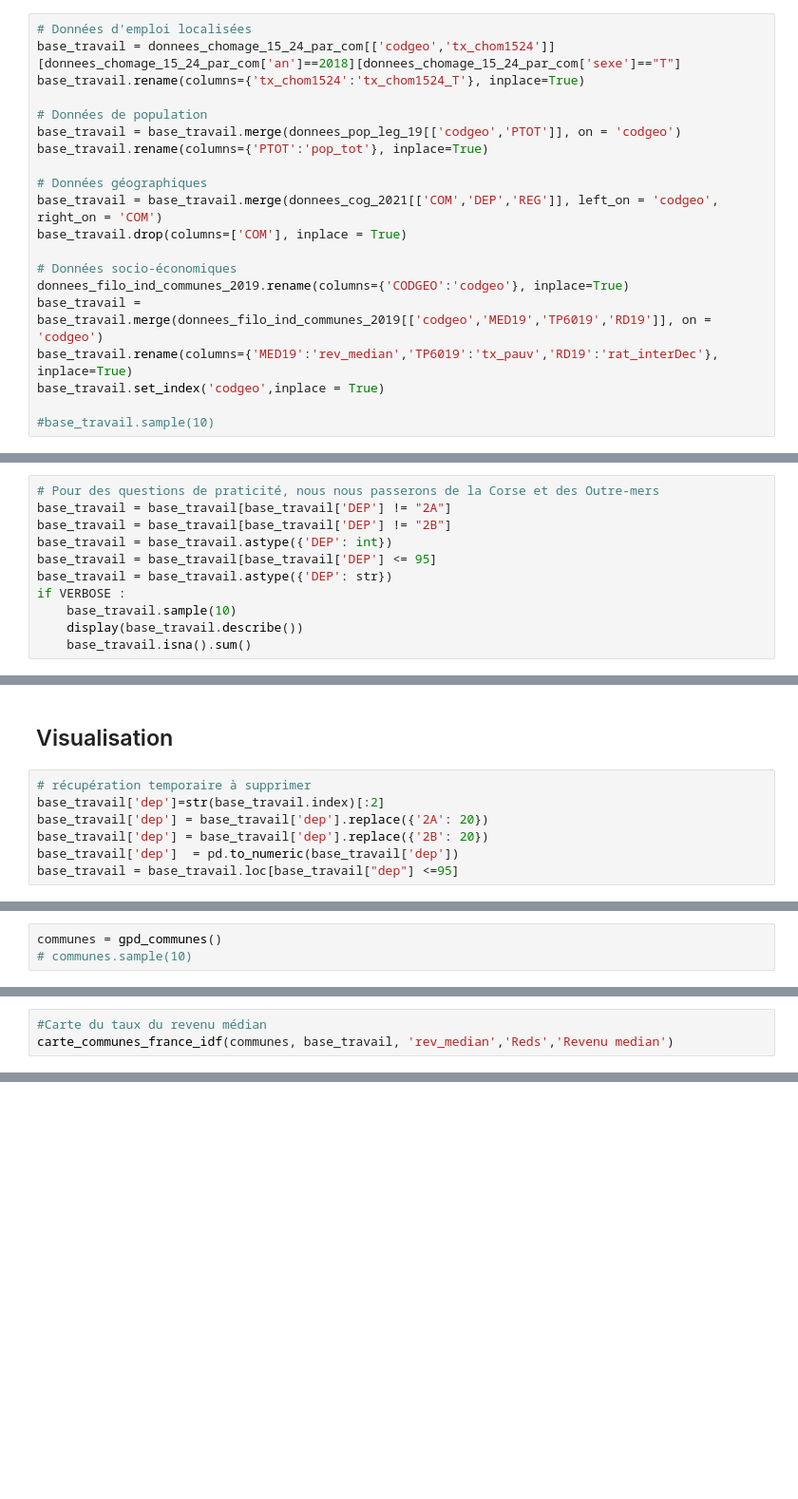
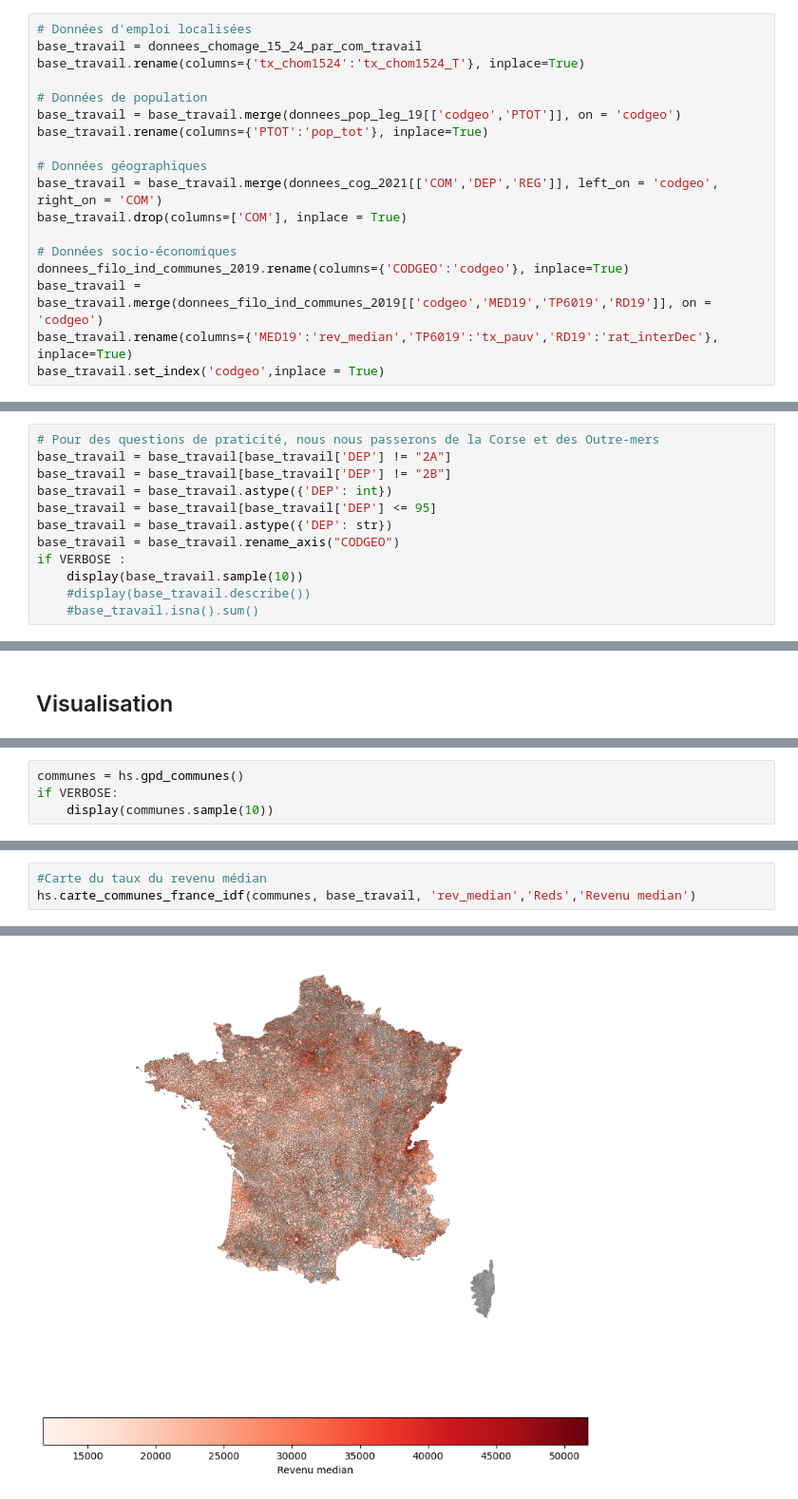
Before and after one commit to LeoMaurice/SportsParticipationEconomicGeographic, a Jupyter notebook: rendu.ipynb, the cells around one changed output, grey strips where cells are left out. Shown at 95% size. Saved outputs shown, nothing was run; the diff lists cells and outputs as text; blank space fills up the shorter version.

```diff
--- a/rendu.ipynb
+++ b/rendu.ipynb
@@ -234,7 +262,7 @@ if VERBOSE:
 ### Réalisation d'une unique base de données à partir des données préalablement téléchargées
 # %%
 # Données d'emploi localisées
-base_travail = donnees_chomage_15_24_par_com[['codgeo','tx_chom1524']][donnees_chomage_15_24_par_com['an']==2018][donnees_chomage_15_24_par_com['sexe']=="T"]
+base_travail = donnees_chomage_15_24_par_com_travail
 base_travail.rename(columns={'tx_chom1524':'tx_chom1524_T'}, inplace=True)
 
 # Données de population
@@ -250,8 +278,6 @@ donnees_filo_ind_communes_2019.rename(columns={'CODGEO':'codgeo'}, inplace=True)
 base_travail = base_travail.merge(donnees_filo_ind_communes_2019[['codgeo','MED19','TP6019','RD19']], on = 'codgeo')
 base_travail.rename(columns={'MED19':'rev_median','TP6019':'tx_pauv','RD19':'rat_interDec'}, inplace=True)
 base_travail.set_index('codgeo',inplace = True)
-
-#base_travail.sample(10)
 # %% [markdown]
 ### Cleaning
 # %% [markdown]
@@ -263,7 +289,8 @@ base_travail = base_travail[base_travail['DEP'] != "2B"]
 base_travail = base_travail.astype({'DEP': int})
 base_travail = base_travail[base_travail['DEP'] <= 95]
 base_travail = base_travail.astype({'DEP': str})
+base_travail = base_travail.rename_axis("CODGEO")
 if VERBOSE :
-    base_travail.sample(10)
-    display(base_travail.describe())
-    base_travail.isna().sum()
+    display(base_travail.sample(10))
+    #display(base_travail.describe())
+    #base_travail.isna().sum()
@@ -270,9 +310,2 @@ if VERBOSE :
 # %% [markdown]
 ## Visualisation
-# %%
-# récupération temporaire à supprimer
-base_travail['dep']=str(base_travail.index)[:2]
-base_travail['dep'] = base_travail['dep'].replace({'2A': 20})
-base_travail['dep'] = base_travail['dep'].replace({'2B': 20})
-base_travail['dep']  = pd.to_numeric(base_travail['dep'])
-base_travail = base_travail.loc[base_travail["dep"] <=95]
@@ -279,3 +314,4 @@ base_travail = base_travail.loc[base_travail["dep"] <=95]
 # %%
-communes = gpd_communes()
-# communes.sample(10)
+communes = hs.gpd_communes()
+if VERBOSE:
+    display(communes.sample(10))
@@ -282,3 +334,4 @@ communes = gpd_communes()
 # %%
 #Carte du taux du revenu médian
-carte_communes_france_idf(communes, base_travail, 'rev_median','Reds','Revenu median')
+hs.carte_communes_france_idf(communes, base_travail, 'rev_median','Reds','Revenu median')
+# %% [output]
@@ -284,0 +341 @@ carte_communes_france_idf(communes, base_travail, 'rev_median','Reds','Revenu me
+[figure, added]
```
Also changed, not shown: parts of 24 cells of this notebook, 4 other files.
